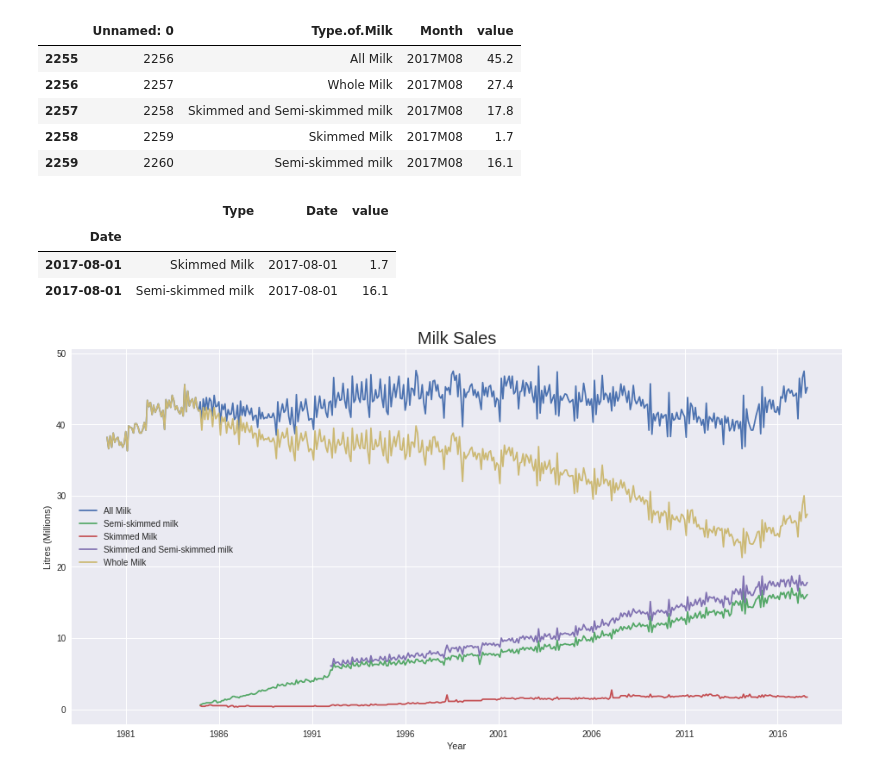
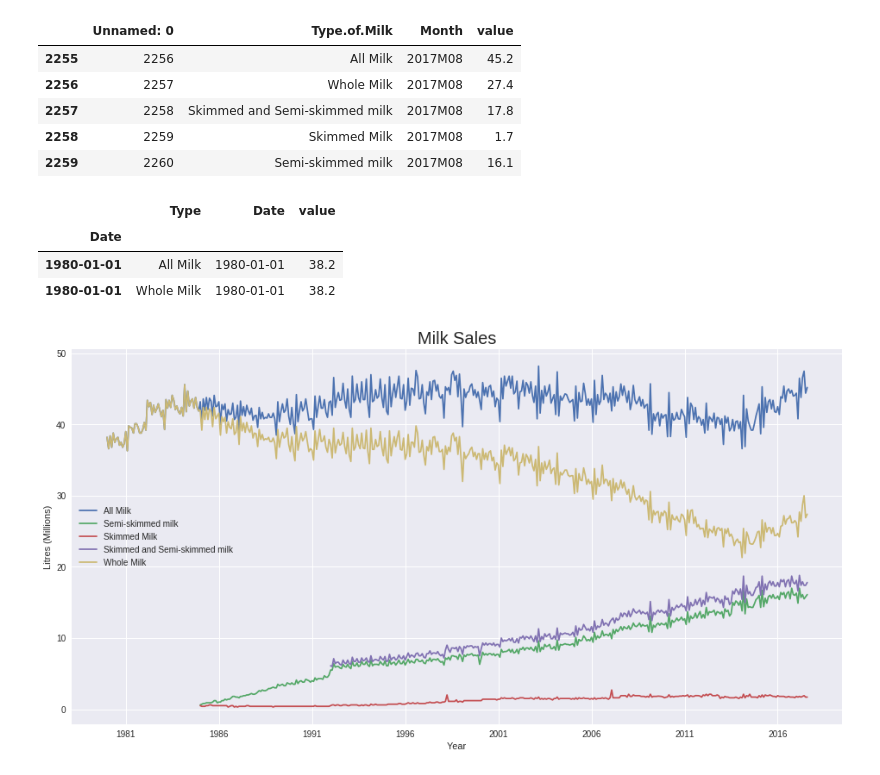
Before and after one commit to Ddscully/Irish-Milk-Sales, a Jupyter notebook: Milk_Sales.ipynb, the cells around one changed output. Drawn from its saved outputs; the diff is of its cells as text; code cells hidden in the pictures.

```diff
--- a/Milk_Sales.ipynb
+++ b/Milk_Sales.ipynb
@@ -50,12 +42,12 @@ dfmilk['Date'] = pd.to_datetime(dfmilk['Date'], format='%Y%m')
 # Set date column as the data frame index
 dfmilk.index = dfmilk.Date
 # %%
-dfmilk.tail(2)
+dfmilk.head(2)
 # %% [output]
 |  | Type | Date | value |
 | Date |  |  |  |
-| 2017-08-01 | Skimmed Milk | 2017-08-01 | 1.7 |
-| 2017-08-01 | Semi-skimmed milk | 2017-08-01 | 16.1 |
+| 1980-01-01 | All Milk | 1980-01-01 | 38.2 |
+| 1980-01-01 | Whole Milk | 1980-01-01 | 38.2 |
 # %%
 # Plot a graph with a line for each milk type
 plt.figure(figsize=(16, 8))
```
Also changed, not shown: parts of 15 cells of this notebook.
